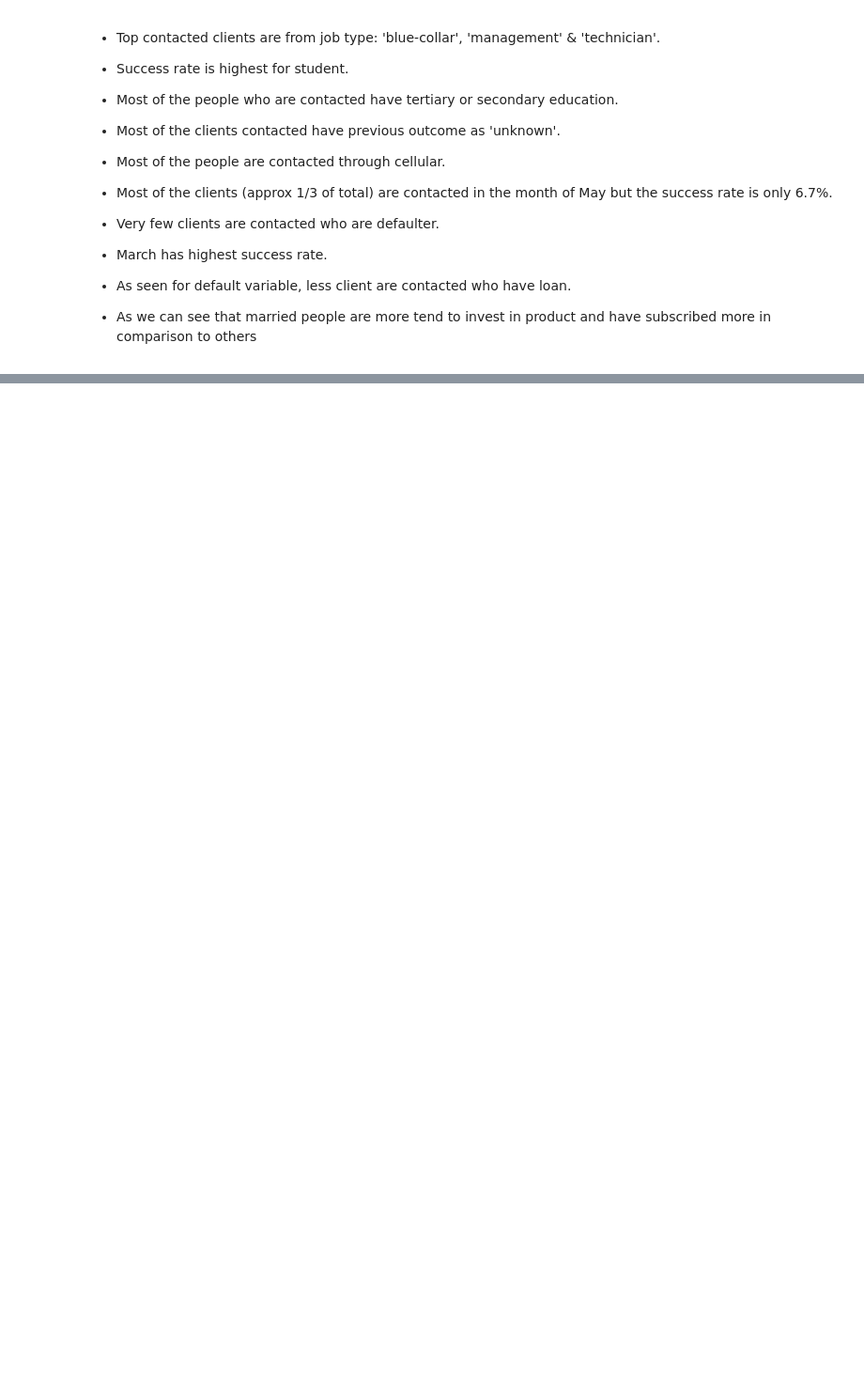
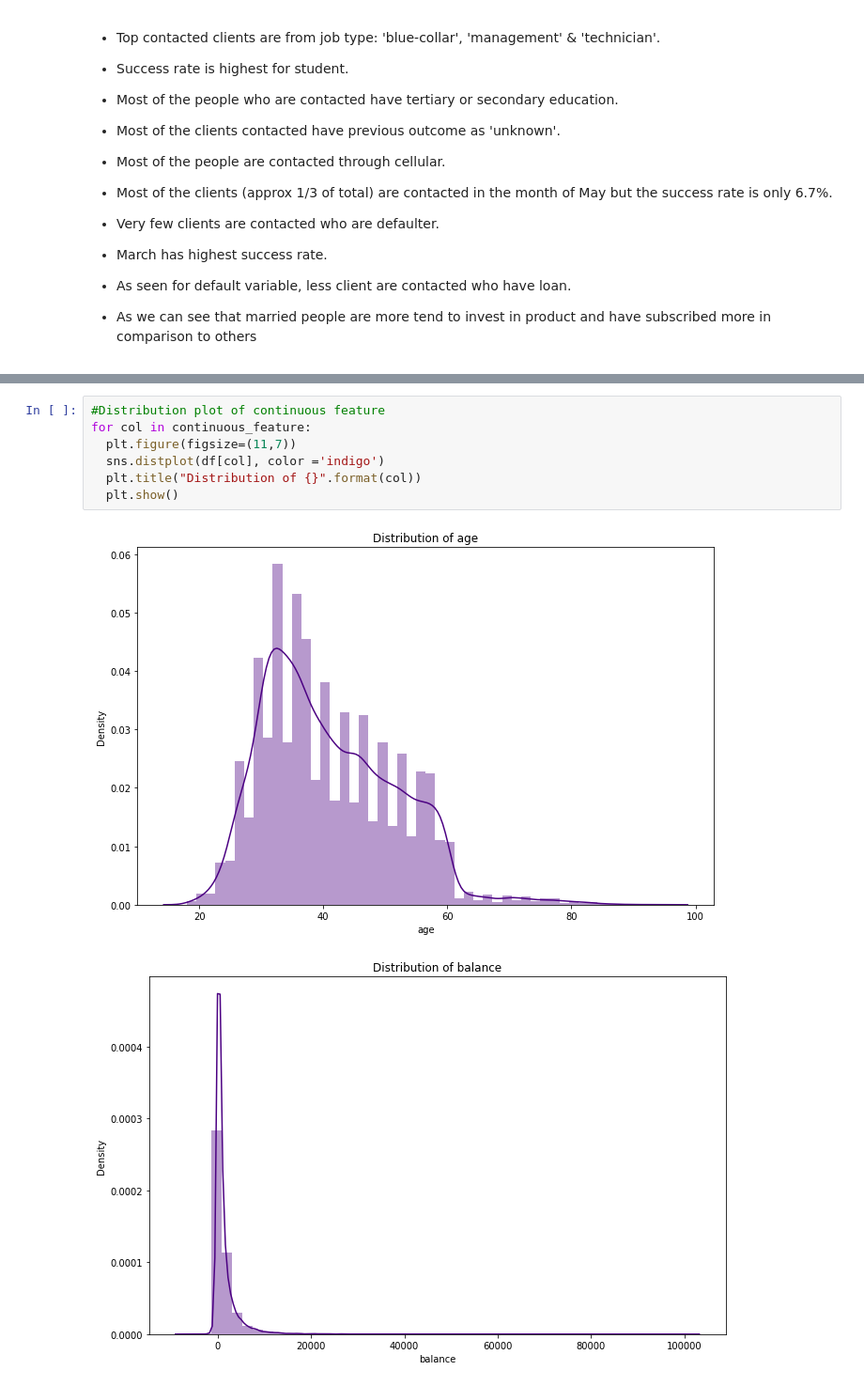
Before and after one commit to saqquib/Bank-Marketing-Effectiveness-Prediction, a Jupyter notebook: Bank_Marketing_Effectiveness_Prediction_Capstone_Project.ipynb, the cells around one changed output, grey strips where cells are left out. Shown: that part at 94% size. Saved outputs shown, nothing was run; the diff lists cells and outputs as text; blank space fills up the shorter version.

```diff
--- a/Bank_Marketing_Effectiveness_Prediction_Capstone_Project.ipynb
+++ b/Bank_Marketing_Effectiveness_Prediction_Capstone_Project.ipynb
@@ -372,0 +398,10 @@ for col in categorical_feature:
+# %%
+#Distribution plot of continuous feature
+for col in continuous_feature:
+  plt.figure(figsize=(11,7))
+  sns.distplot(df[col], color ='indigo')
+  plt.title("Distribution of {}".format(col))
+  plt.show()
+# %% [output]
+[figure, added]
+[figure, added]
```
Also changed, not shown: parts of 37 cells of this notebook.
